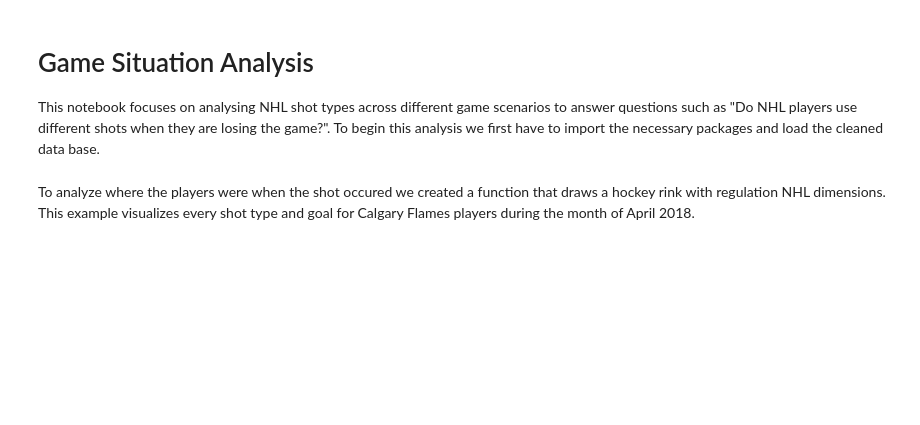
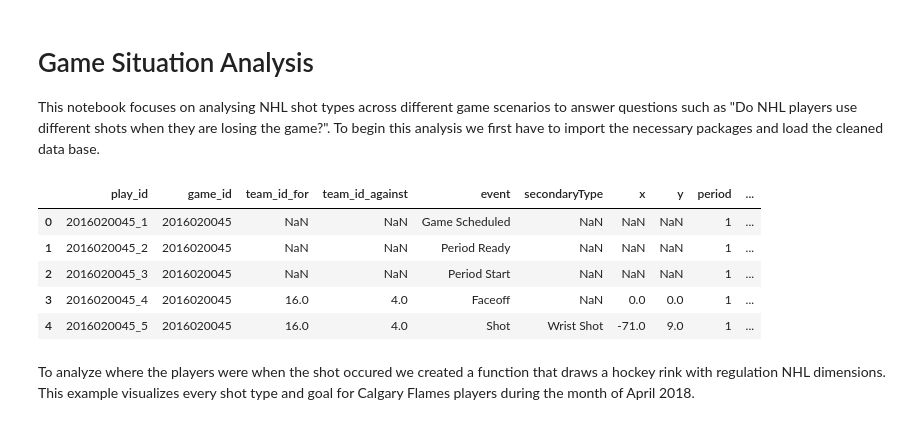
Before and after one commit to mattzirp/pucks_to_the_net, a Jupyter notebook: notebooks/game-situations.ipynb, the cells around one changed output. Drawn from its saved outputs; the diff is of its cells as text; code cells hidden in the pictures; blank space fills up the shorter version.

```diff
--- a/notebooks/game-situations.ipynb
+++ b/notebooks/game-situations.ipynb
@@ -20,9 +20,18 @@ game_plays = pd.read_pickle(PICKLE_PATH / 'game_plays')
 # %%
 # Ensure dateTime is in datetime format
 game_plays['dateTime'] = pd.to_datetime(game_plays['dateTime'])
 
 # Filter rows where the year is 2018
 game_plays2018 = game_plays[(game_plays['dateTime'].dt.year == 2018) & (game_plays['dateTime'].dt.month == 4) & (game_plays['team_id_for'] == 20)]
+
+game_plays.head()
+# %% [output]
+|  | play_id | game_id | team_id_for | team_id_against | event | secondaryType | x | y | period | ... |
+| 0 | 2016020045_1 | 2016020045 | NaN | NaN | Game Scheduled | NaN | NaN | NaN | 1 | ... |
+| 1 | 2016020045_2 | 2016020045 | NaN | NaN | Period Ready | NaN | NaN | NaN | 1 | ... |
+| 2 | 2016020045_3 | 2016020045 | NaN | NaN | Period Start | NaN | NaN | NaN | 1 | ... |
+| 3 | 2016020045_4 | 2016020045 | 16.0 | 4.0 | Faceoff | NaN | 0.0 | 0.0 | 1 | ... |
+| 4 | 2016020045_5 | 2016020045 | 16.0 | 4.0 | Shot | Wrist Shot | -71.0 | 9.0 | 1 | ... |
 # %% [markdown]
 To analyze where the players were when the shot occured we created a function that draws a hockey rink with regulation NHL dimensions. This example visualizes every shot type and goal for Calgary Flames players during the month of April 2018.
 # %%
```
Also changed, not shown: parts of 7 cells of this notebook.
